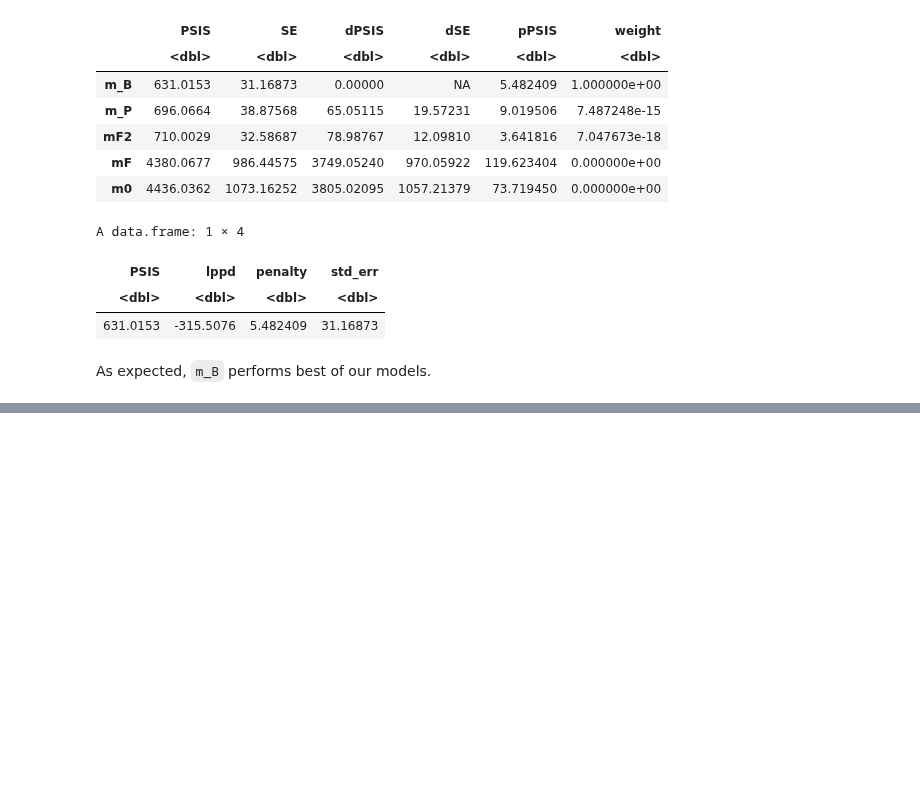
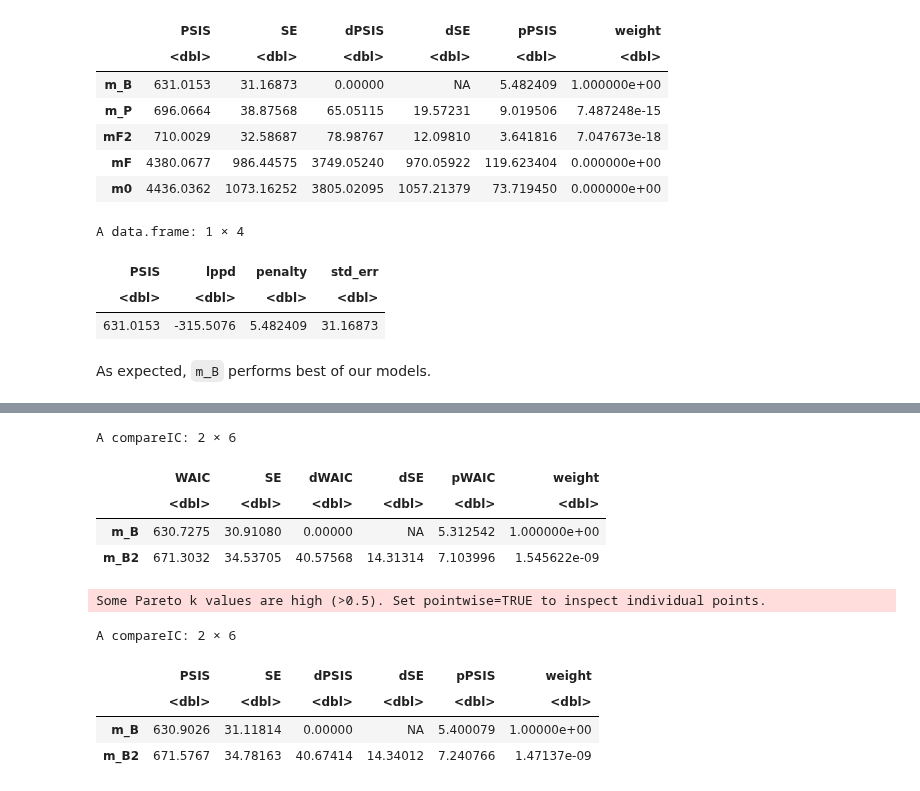
Before and after one commit to nicklausmillican/StatisticalRethinkingIISolutions, a Jupyter notebook: StatisticalRethinkingSolutions2_Ch12.ipynb, the cells around one changed output, grey strips where cells are left out. Cells and saved outputs as stored; diff of their text form; code cells hidden in the pictures; blank space fills up the shorter version.

```diff
--- a/StatisticalRethinkingSolutions2_Ch12.ipynb
+++ b/StatisticalRethinkingSolutions2_Ch12.ipynb
@@ -1090,0 +1089,6 @@ As expected, `m_B` performs best of our models.
+# %%
+data(Hurricanes)
+?Hurricanes
+
+d <- Hurricanes
+head(d)
@@ -1090,0 +1105,5 @@ As expected, `m_B` performs best of our models.
+# %%
+dlist <- list(D = d$deaths,
+              F = d$femininity,
+              P = standardize(d$min_pressure),
+              B = standardize((d$damage_norm)))
@@ -1090,0 +1225,15 @@ As expected, `m_B` performs best of our models.
+# %%
+compare(m_B, m_B2, func=WAIC)
+compare(m_B, m_B2, func=PSIS)
+# %% [output]
+A compareIC: 2 × 6
+|  | WAIC | SE | dWAIC | dSE | pWAIC | weight |
+|  | <dbl> | <dbl> | <dbl> | <dbl> | <dbl> | <dbl> |
+| m_B | 630.7275 | 30.91080 | 0.00000 | NA | 5.312542 | 1.000000e+00 |
+| m_B2 | 671.3032 | 34.53705 | 40.57568 | 14.31314 | 7.103996 | 1.545622e-09 |
+Some Pareto k values are high (>0.5). Set pointwise=TRUE to inspect individual points.
+A compareIC: 2 × 6
+|  | PSIS | SE | dPSIS | dSE | pPSIS | weight |
+|  | <dbl> | <dbl> | <dbl> | <dbl> | <dbl> | <dbl> |
+| m_B | 630.9026 | 31.11814 | 0.00000 | NA | 5.400079 | 1.00000e+00 |
+| m_B2 | 671.5767 | 34.78163 | 40.67414 | 14.34012 | 7.240766 | 1.47137e-09 |
```
Also changed, not shown: parts of 12 cells of this notebook.
